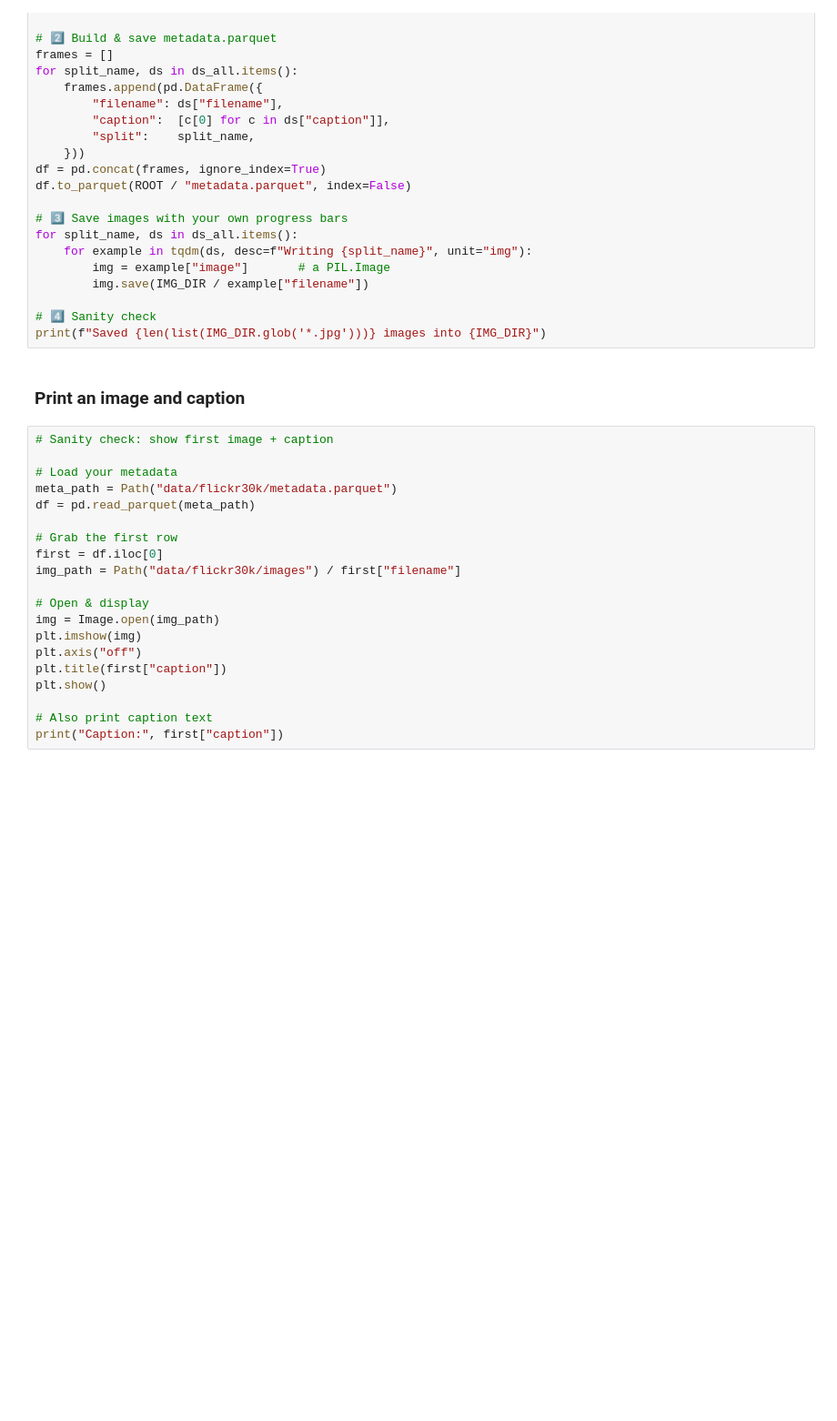
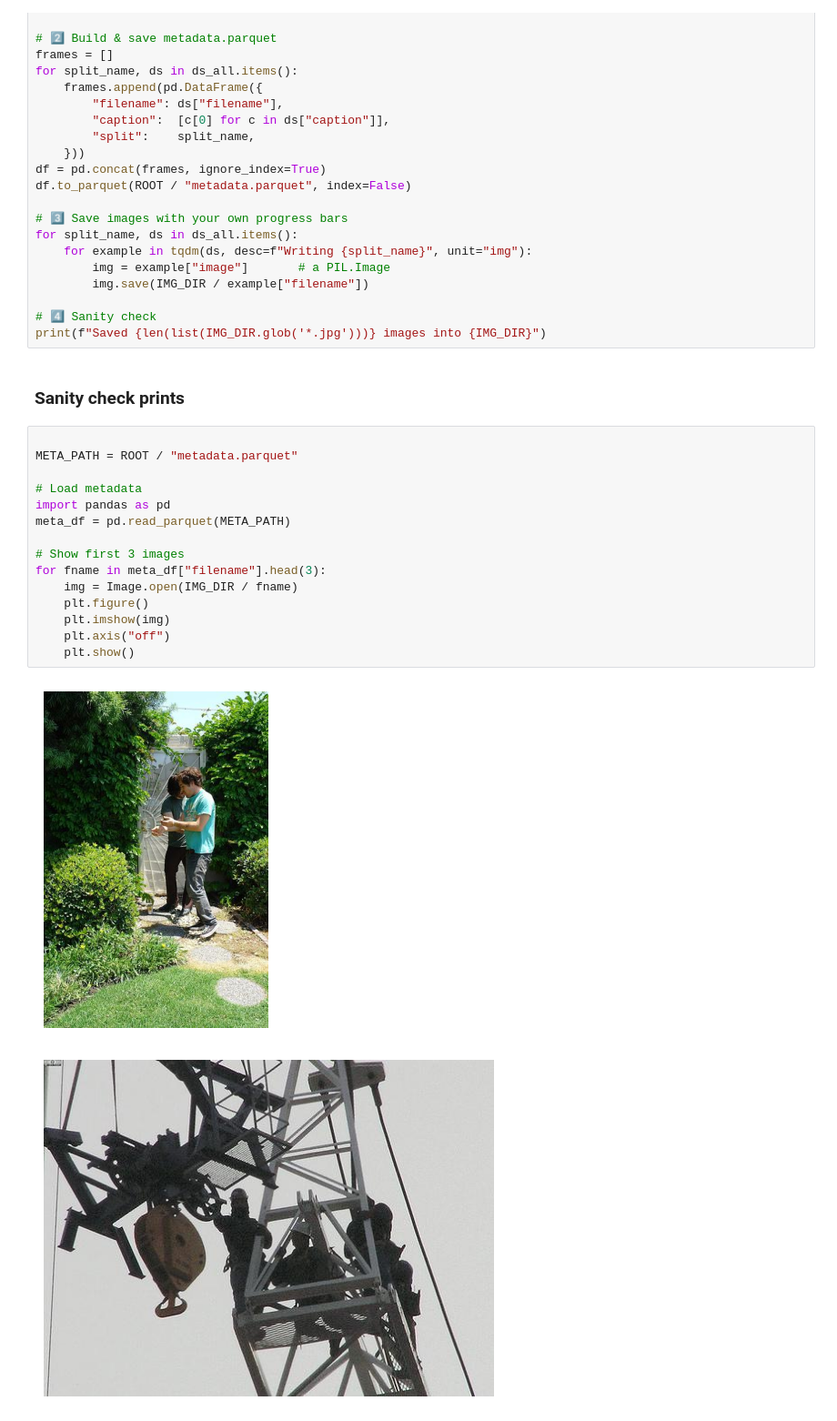
Before and after one commit to Clementha/MLX8-W4-Multimodal-TransferLearning, a Jupyter notebook: .ben/dwnld_flickr30k.ipynb, the cells around one changed output. Shown at 91% size. Cells and saved outputs as stored; diff of their text form; blank space fills up the shorter version.

Commit message:
dataset sanity prints

```diff
--- a/.ben/dwnld_flickr30k.ipynb
+++ b/.ben/dwnld_flickr30k.ipynb
@@ -39,24 +39,22 @@ for split_name, ds in ds_all.items():
 # 4️⃣ Sanity check
 print(f"Saved {len(list(IMG_DIR.glob('*.jpg')))} images into {IMG_DIR}")
 # %% [markdown]
-### Print an image and caption
+### Sanity check prints
 # %%
-# Sanity check: show first image + caption
 
-# Load your metadata
-meta_path = Path("data/flickr30k/metadata.parquet")
-df = pd.read_parquet(meta_path)
+META_PATH = ROOT / "metadata.parquet"
 
-# Grab the first row
-first = df.iloc[0]
-img_path = Path("data/flickr30k/images") / first["filename"]
+# Load metadata
+import pandas as pd
+meta_df = pd.read_parquet(META_PATH)
 
-# Open & display
-img = Image.open(img_path)
-plt.imshow(img)
-plt.axis("off")
-plt.title(first["caption"])
-plt.show()
-
-# Also print caption text
-print("Caption:", first["caption"])
+# Show first 3 images
+for fname in meta_df["filename"].head(3):
+    img = Image.open(IMG_DIR / fname)
+    plt.figure()
+    plt.imshow(img)
+    plt.axis("off")
+    plt.show()
+# %% [output]
+[figure, added]
+[figure, added]
```
Also changed, not shown: parts of 5 cells of this notebook.
